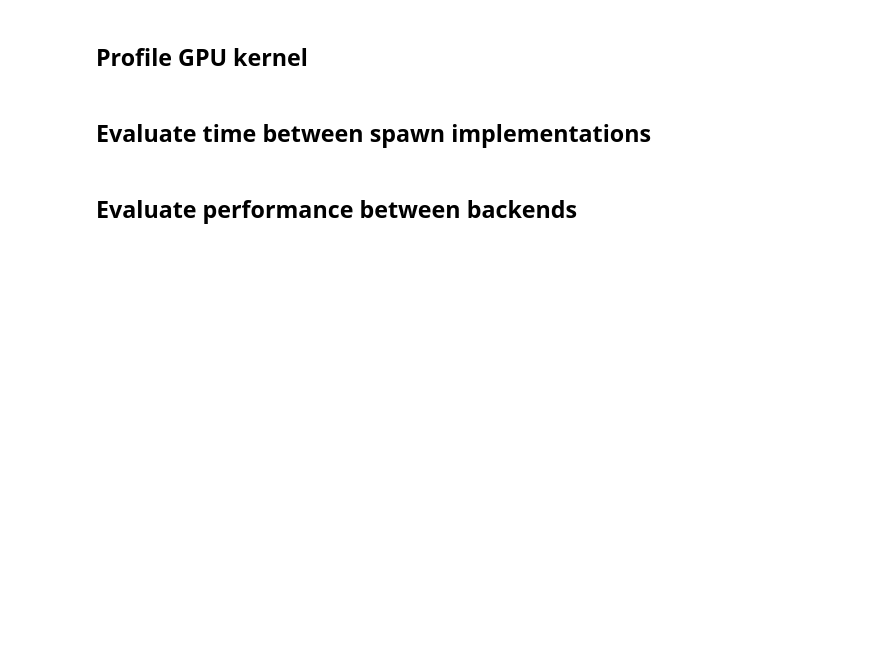
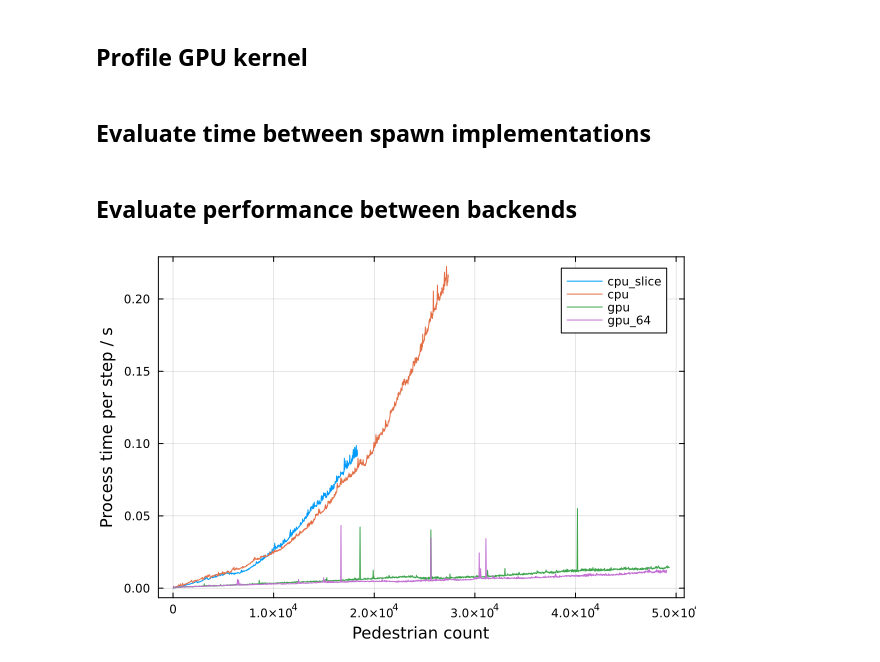
Before and after one commit to qt2/pedoni, a Jupyter notebook: benches/benchmark.ipynb, the cells around one changed output. Drawn from its saved outputs; the diff is of its cells as text; code cells hidden in the pictures; blank space fills up the shorter version.

```diff
--- a/benches/benchmark.ipynb
+++ b/benches/benchmark.ipynb
@@ -36,16 +38,18 @@ plot!()
 # %% [markdown]
 ## Evaluate performance between backends
 # %%
-items = ["cpu_release", "gpu_release"]
+items = ["cpu_slice", "cpu", "gpu", "gpu_64"]
 
 plot(xlabel="Pedestrian count", ylabel="Process time per step / s")
 
 for item in items
     df = load_step_metrics(item)
     plot!(df.active_ped_count, df.time_calc_state, label=item)
 end
 
 plot!()
+# %% [output]
+[figure, added]
 # %%
 items = ["gpu", "gpu_release", "box"]
 
```
Also changed, not shown: parts of 2 cells of this notebook, 6 other files.
